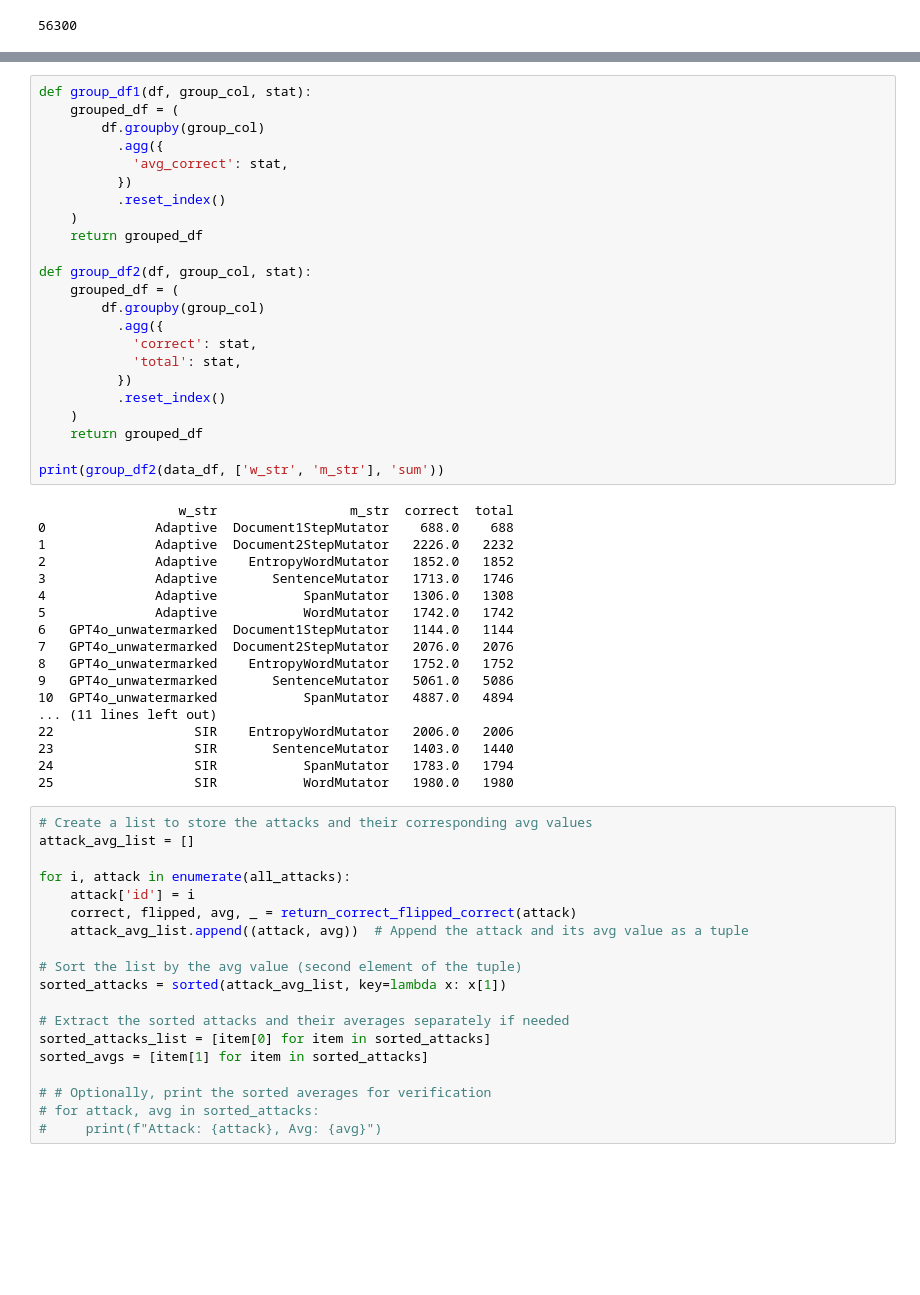
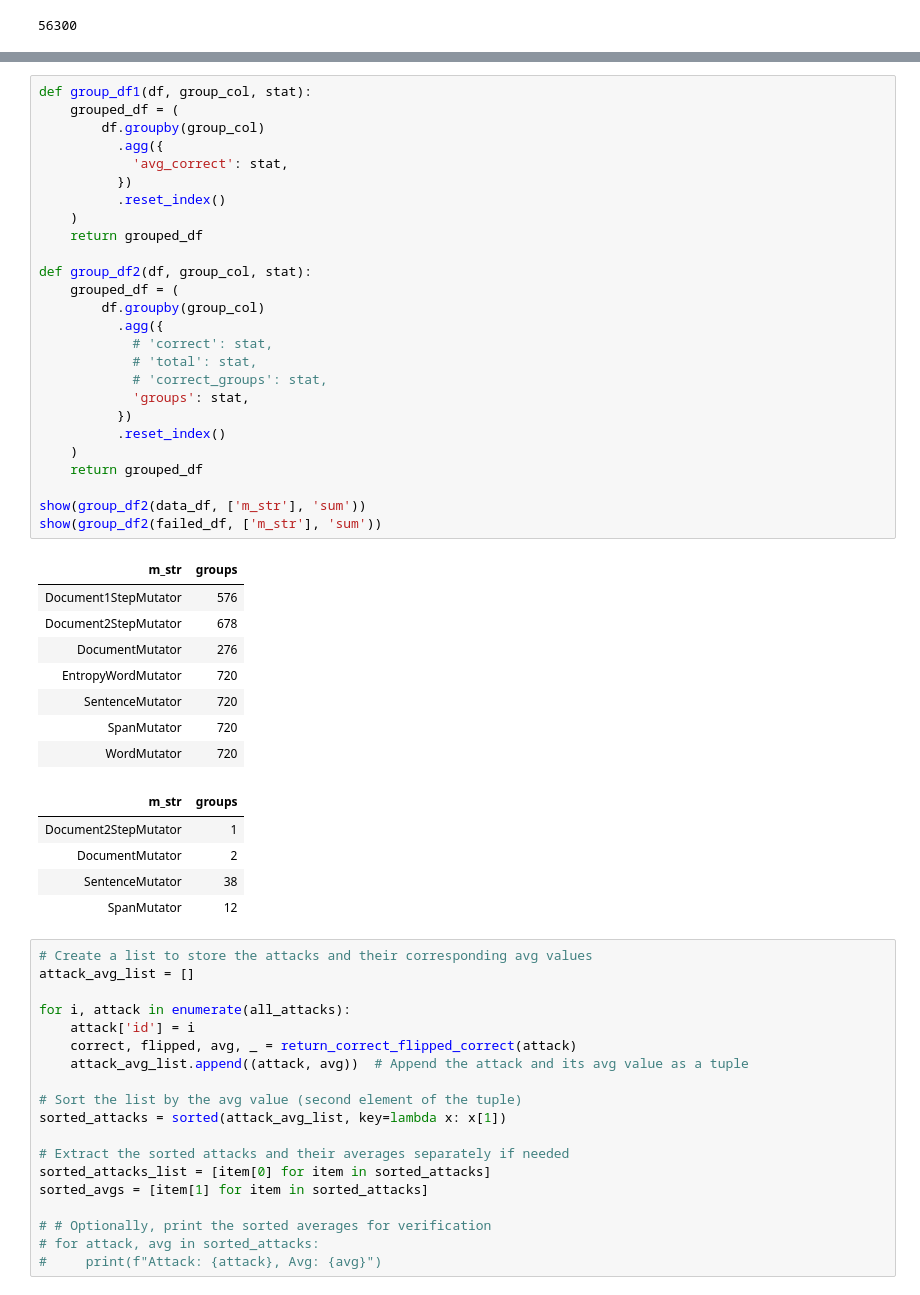
Before and after one commit to fabriceyhc/sandcastles, a Jupyter notebook: distinguisher/entropy_vs_distinguishing.ipynb, the cells around one changed output, grey strips where cells are left out. Drawn from its saved outputs; the diff is of its cells as text; blank space fills up the shorter version.

```diff
--- a/distinguisher/entropy_vs_distinguishing.ipynb
+++ b/distinguisher/entropy_vs_distinguishing.ipynb
@@ -200,44 +223,43 @@ data_df = pd.DataFrame(data)
 # %%
 def group_df1(df, group_col, stat):
     grouped_df = (
         df.groupby(group_col)
           .agg({
             'avg_correct': stat,
           })
           .reset_index()
     )
     return grouped_df
 
 def group_df2(df, group_col, stat):
     grouped_df = (
         df.groupby(group_col)
           .agg({
-            'correct': stat,
-            'total': stat,
+            # 'correct': stat,
+            # 'total': stat,
+            # 'correct_groups': stat,
+            'groups': stat,
           })
           .reset_index()
     )
     return grouped_df
 
-print(group_df2(data_df, ['w_str', 'm_str'], 'sum'))
+show(group_df2(data_df, ['m_str'], 'sum'))
+show(group_df2(failed_df, ['m_str'], 'sum'))
 # %% [output]
-                  w_str                 m_str  correct  total
-0              Adaptive  Document1StepMutator    688.0    688
-1              Adaptive  Document2StepMutator   2226.0   2232
-2              Adaptive    EntropyWordMutator   1852.0   1852
-3              Adaptive       SentenceMutator   1713.0   1746
-4              Adaptive           SpanMutator   1306.0   1308
-5              Adaptive           WordMutator   1742.0   1742
-6   GPT4o_unwatermarked  Document1StepMutator   1144.0   1144
-7   GPT4o_unwatermarked  Document2StepMutator   2076.0   2076
-8   GPT4o_unwatermarked    EntropyWordMutator   1752.0   1752
-9   GPT4o_unwatermarked       SentenceMutator   5061.0   5086
-10  GPT4o_unwatermarked           SpanMutator   4887.0   4894
-... (11 lines left out)
-22                  SIR    EntropyWordMutator   2006.0   2006
-23                  SIR       SentenceMutator   1403.0   1440
-24                  SIR           SpanMutator   1783.0   1794
-25                  SIR           WordMutator   1980.0   1980
+| m_str | groups |
+| Document1StepMutator | 576 |
+| Document2StepMutator | 678 |
+| DocumentMutator | 276 |
+| EntropyWordMutator | 720 |
+| SentenceMutator | 720 |
+| SpanMutator | 720 |
+| WordMutator | 720 |
+| m_str | groups |
+| Document2StepMutator | 1 |
+| DocumentMutator | 2 |
+| SentenceMutator | 38 |
+| SpanMutator | 12 |
 # %%
 # Create a list to store the attacks and their corresponding avg values
 attack_avg_list = []
```
Also changed, not shown: parts of 11 cells of this notebook, 7 other files.
